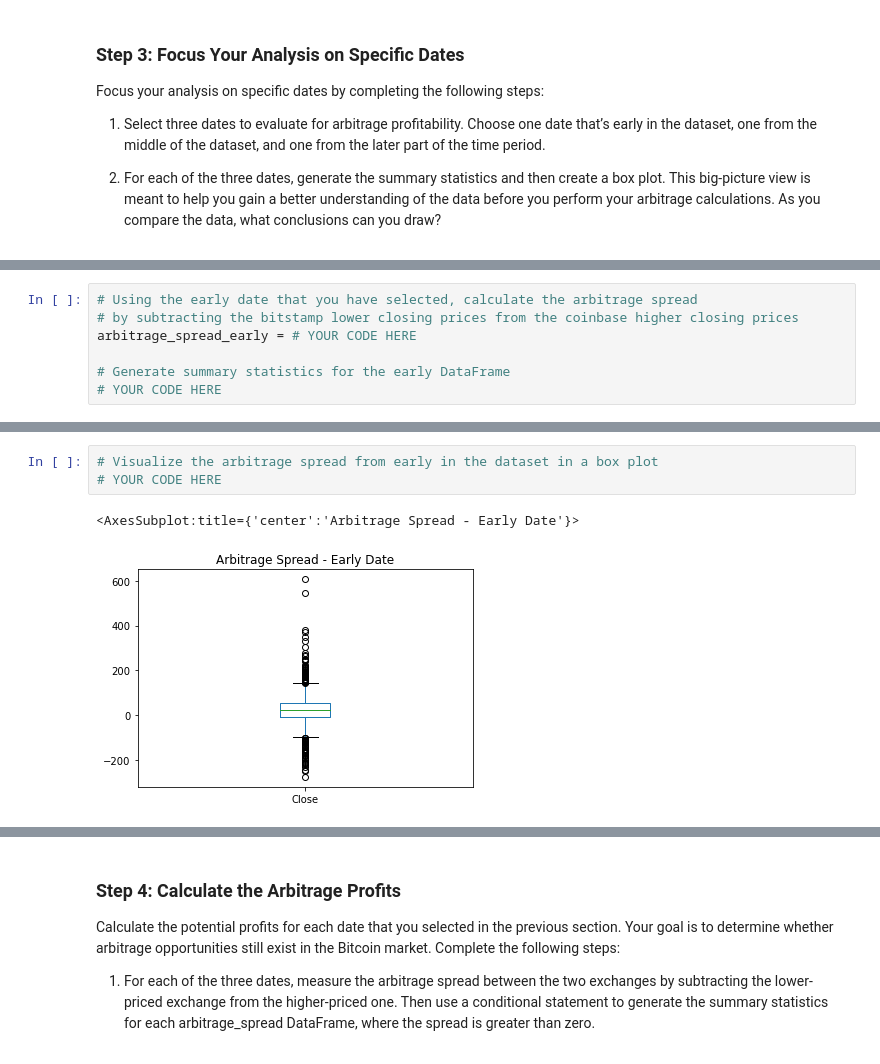
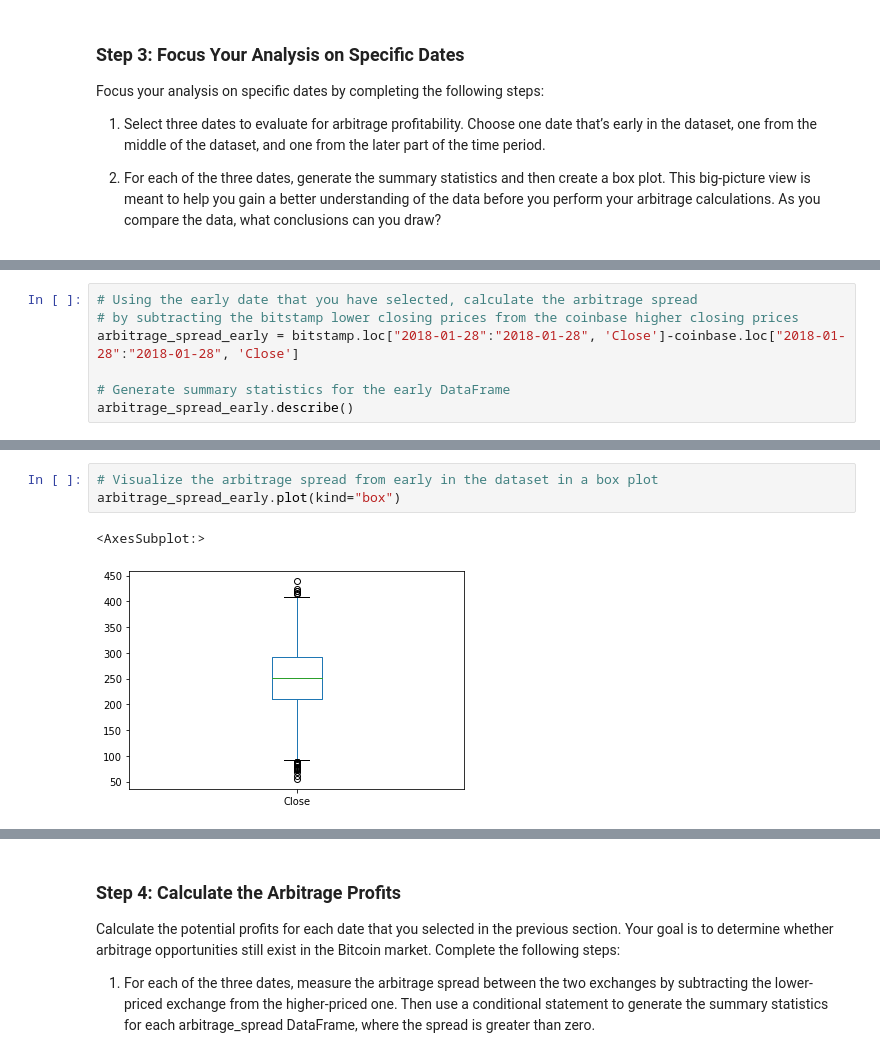
Before and after one commit to megkennedy/Challenge-3, a Jupyter notebook: crypto_arbitrage.ipynb, the cells around one changed output, grey strips where cells are left out. Saved outputs shown, nothing was run; the diff lists cells and outputs as text.

```diff
--- a/crypto_arbitrage.ipynb
+++ b/crypto_arbitrage.ipynb
@@ -295,8 +299,8 @@ Focus your analysis on specific dates by completing the following steps:
 # %%
 # Using the early date that you have selected, calculate the arbitrage spread
 # by subtracting the bitstamp lower closing prices from the coinbase higher closing prices
-arbitrage_spread_early = # YOUR CODE HERE
+arbitrage_spread_early = bitstamp.loc["2018-01-28":"2018-01-28", 'Close']-coinbase.loc["2018-01-28":"2018-01-28", 'Close']
 
 # Generate summary statistics for the early DataFrame
-# YOUR CODE HERE
+arbitrage_spread_early.describe()
 # %% [output]
@@ -311,10 +315,10 @@ max       606.800000
 Name: Close, dtype: float64
 # %%
 # Visualize the arbitrage spread from early in the dataset in a box plot
-# YOUR CODE HERE
+arbitrage_spread_early.plot(kind="box")
 # %% [output]
-<AxesSubplot:title={'center':'Arbitrage Spread - Early Date'}>
+<AxesSubplot:>
-[figure, old version]
+[figure, new version]
 # %%
 # Create an overlay plot that visualizes the two dataframes over a period of one day from the middle of the dataset.
 # Be sure that the plots include the parameters `legend`, `figsize`, `title`, `color` and `label`
```
Also changed, not shown: parts of 13 cells of this notebook.
